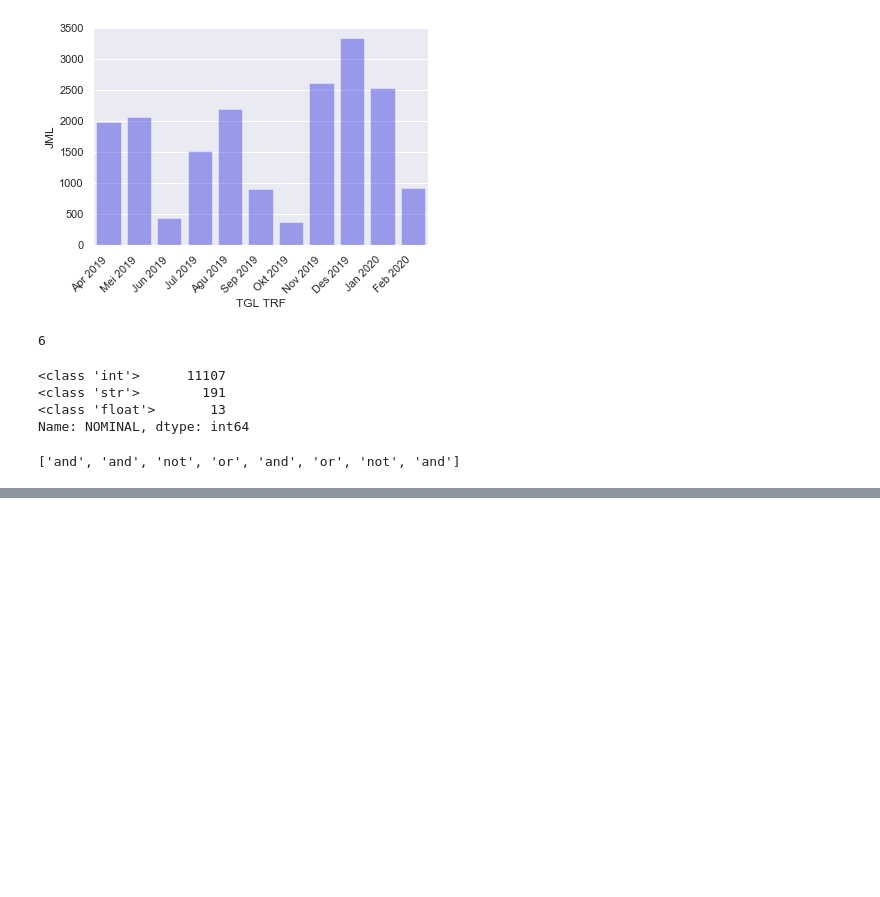
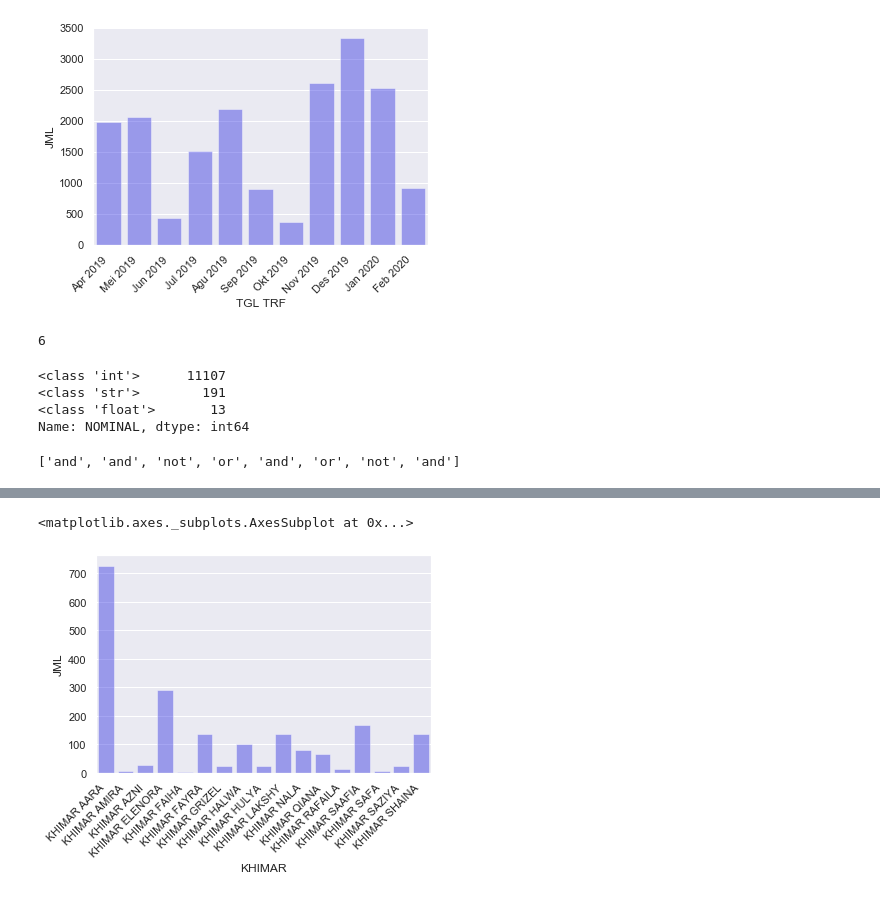
Before and after one commit to rifqisulistya/sales-analysis, a Jupyter notebook: Seikha.ipynb, the cells around one changed output, grey strips where cells are left out. Saved outputs shown, nothing was run; the diff lists cells and outputs as text; code cells hidden in the pictures; blank space fills up the shorter version.

```diff
--- a/Seikha.ipynb
+++ b/Seikha.ipynb
@@ -614,6 +675,8 @@ list_regex
 # %%
-pat2 = '({})'.format('|'.join([r'\b{}\b'.format(x) for x in list_ukuran]))
+# khimar
 
-# all_data['Kota'] =
+k = '({})'.format('|'.join([r'\b{}\b'.format(x) for x in khimar]))
 
-all_data_kota = all_data['ALAMAT'].str.extract(pat)
+all_data_k = all_data['ORDERAN'].str.extract(k)
+
+all_data_k.head()
@@ -635,0 +690,7 @@ all_data
+# %%
+# Membuat kolom khimar
+all_data['KHIMAR'] = all_data_k[0]
+# %%
+# Non khimar groupby
+khimar_groupby = all_data.groupby('KHIMAR').sum().drop(columns=['#REF!', 'TGL TRF'])
+khimar_groupby
@@ -635,0 +717,8 @@ all_data
+# %%
+# khimar chart
+khimar_chart = sns.barplot(x=khimar_groupby.index, y='JML', data=khimar_groupby, color='blue', alpha=0.4)
+khimar_chart.set_xticklabels(khimar_chart.get_xticklabels(), rotation=45, horizontalalignment='right')
+khimar_chart
+# %% [output]
+<matplotlib.axes._subplots.AxesSubplot at 0x...>
+[figure, added]
```
Also changed, not shown: parts of 20 cells of this notebook.
